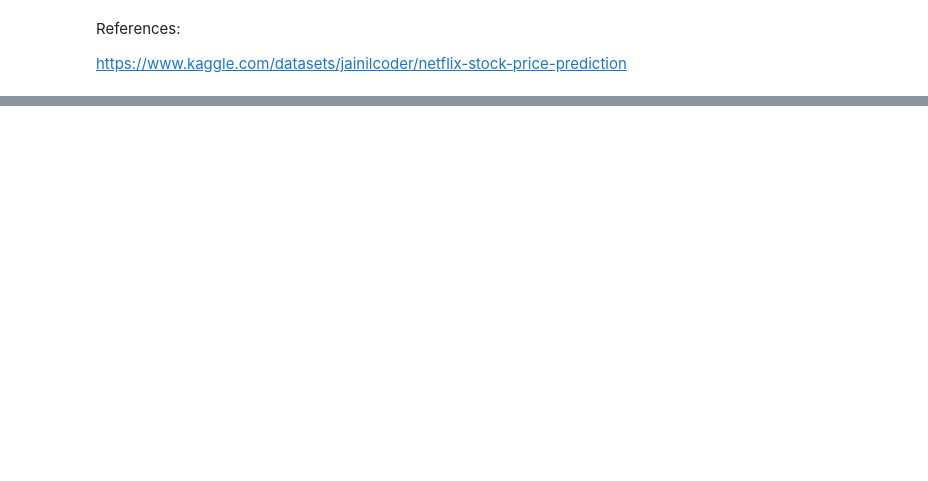
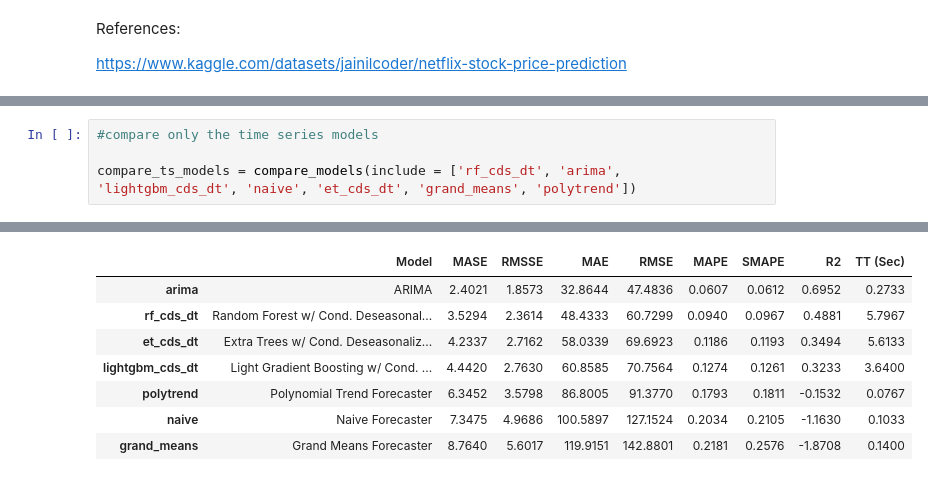
Before and after one commit to Gokhman07/NETFIX_STOCK_PREDICTION, a Jupyter notebook: Netflix_stock_Price_Prediction.ipynb, the cells around one changed output, grey strips where cells are left out. Drawn from its saved outputs; the diff is of its cells as text; blank space fills up the shorter version.

```diff
--- a/Netflix_stock_Price_Prediction.ipynb
+++ b/Netflix_stock_Price_Prediction.ipynb
@@ -1047,0 +1360,5 @@ https://www.kaggle.com/datasets/jainilcoder/netflix-stock-price-prediction
+# %%
+#compare only the time series models
+
+compare_ts_models = compare_models(include = ['rf_cds_dt', 'arima', 'lightgbm_cds_dt', 'naive', 'et_cds_dt', 'grand_means', 'polytrend'])
+# %% [output]
@@ -1047,0 +1366,8 @@ https://www.kaggle.com/datasets/jainilcoder/netflix-stock-price-prediction
+|  | Model | MASE | RMSSE | MAE | RMSE | MAPE | SMAPE | R2 | TT (Sec) |
+| arima | ARIMA | 2.4021 | 1.8573 | 32.8644 | 47.4836 | 0.0607 | 0.0612 | 0.6952 | 0.2733 |
+| rf_cds_dt | Random Forest w/ Cond. Deseasonal... | 3.5294 | 2.3614 | 48.4333 | 60.7299 | 0.0940 | 0.0967 | 0.4881 | 5.7967 |
+| et_cds_dt | Extra Trees w/ Cond. Deseasonaliz... | 4.2337 | 2.7162 | 58.0339 | 69.6923 | 0.1186 | 0.1193 | 0.3494 | 5.6133 |
+| lightgbm_cds_dt | Light Gradient Boosting w/ Cond. ... | 4.4420 | 2.7630 | 60.8585 | 70.7564 | 0.1274 | 0.1261 | 0.3233 | 3.6400 |
+| polytrend | Polynomial Trend Forecaster | 6.3452 | 3.5798 | 86.8005 | 91.3770 | 0.1793 | 0.1811 | -0.1532 | 0.0767 |
+| naive | Naive Forecaster | 7.3475 | 4.9686 | 100.5897 | 127.1524 | 0.2034 | 0.2105 | -1.1630 | 0.1033 |
+| grand_means | Grand Means Forecaster | 8.7640 | 5.6017 | 119.9151 | 142.8801 | 0.2181 | 0.2576 | -1.8708 | 0.1400 |
```
Also changed, not shown: parts of 52 cells of this notebook.
